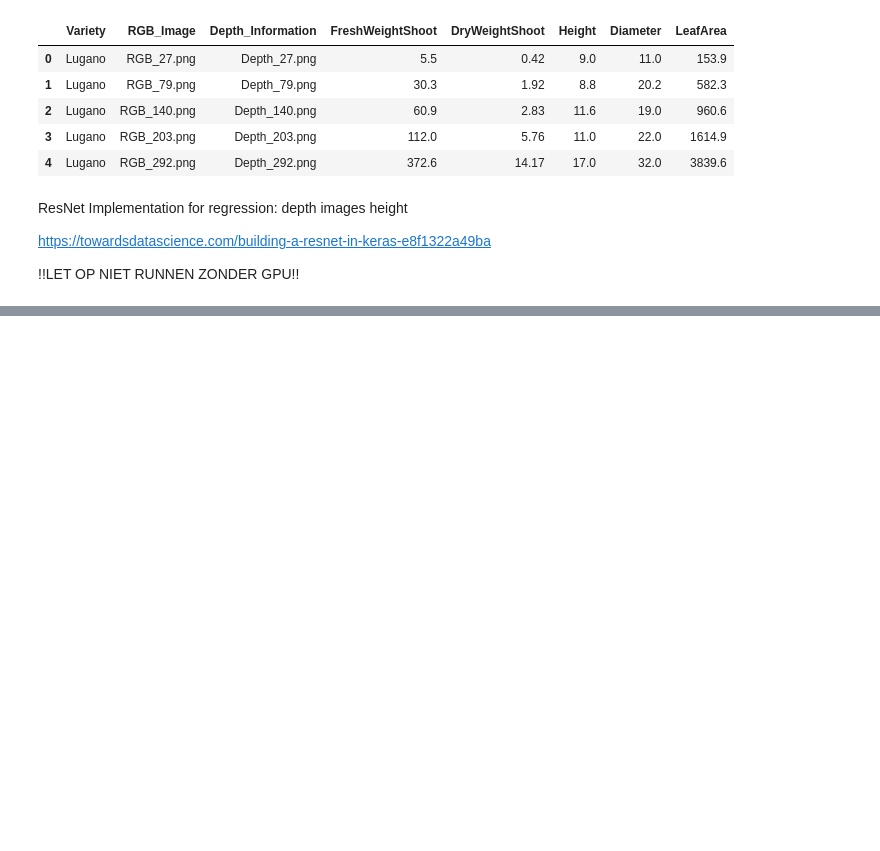
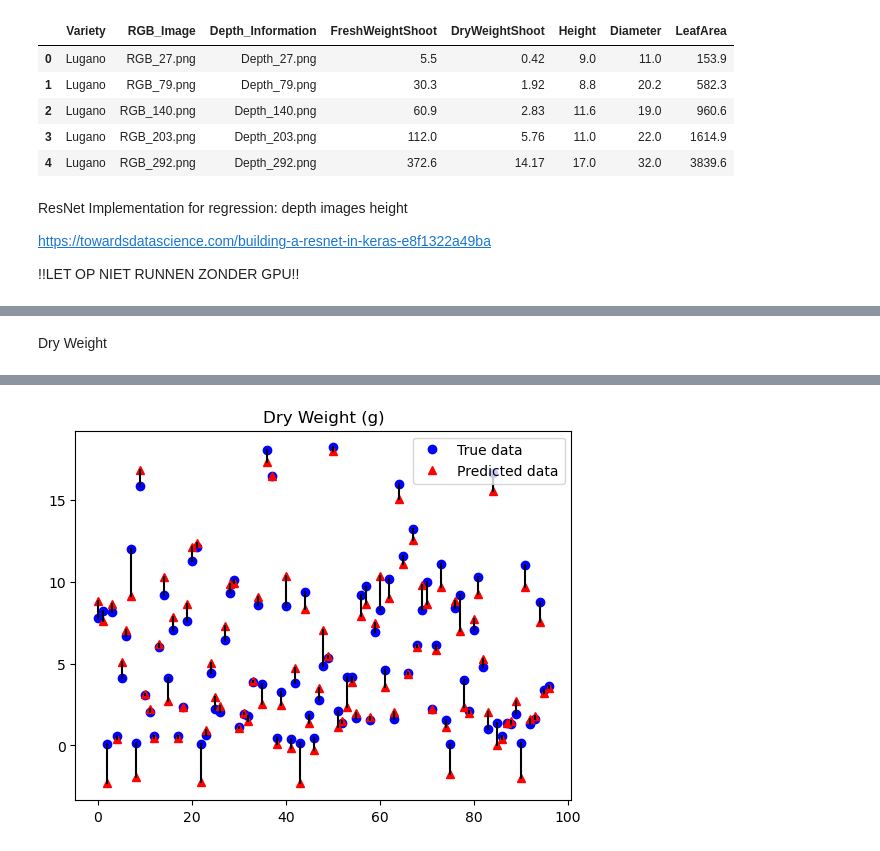
Before and after one commit to Niekwijs/lettuce-growth-models, a Jupyter notebook: Plant_variable_predictor/growth-recog.ipynb, the cells around one changed output, grey strips where cells are left out. Saved outputs shown, nothing was run; the diff lists cells and outputs as text; code cells hidden in the pictures; blank space fills up the shorter version.

```diff
--- a/Plant_variable_predictor/growth-recog.ipynb
+++ b/Plant_variable_predictor/growth-recog.ipynb
@@ -281,0 +325,7 @@ INFO:tensorflow:Assets written to: checkpoints/res_net20221220-135423\cp-0003.ck
+# %% [markdown]
+Dry Weight
+# %%
+X_train, y_train, X_test, y_test = prepare_data(1,'DryWeightShoot',0, False)
+model = tf.keras.models.load_model('./checkpoints/rgb_dryweight/cp-0077.ckpt')
+plot_true_vs_predicted(model, X_test, y_test, 'Dry Weight (g)')
+# %% [output]
@@ -281,0 +333 @@ INFO:tensorflow:Assets written to: checkpoints/res_net20221220-135423\cp-0003.ck
+[figure, added]
```
Also changed, not shown: parts of 15 cells of this notebook, 4 other files.
